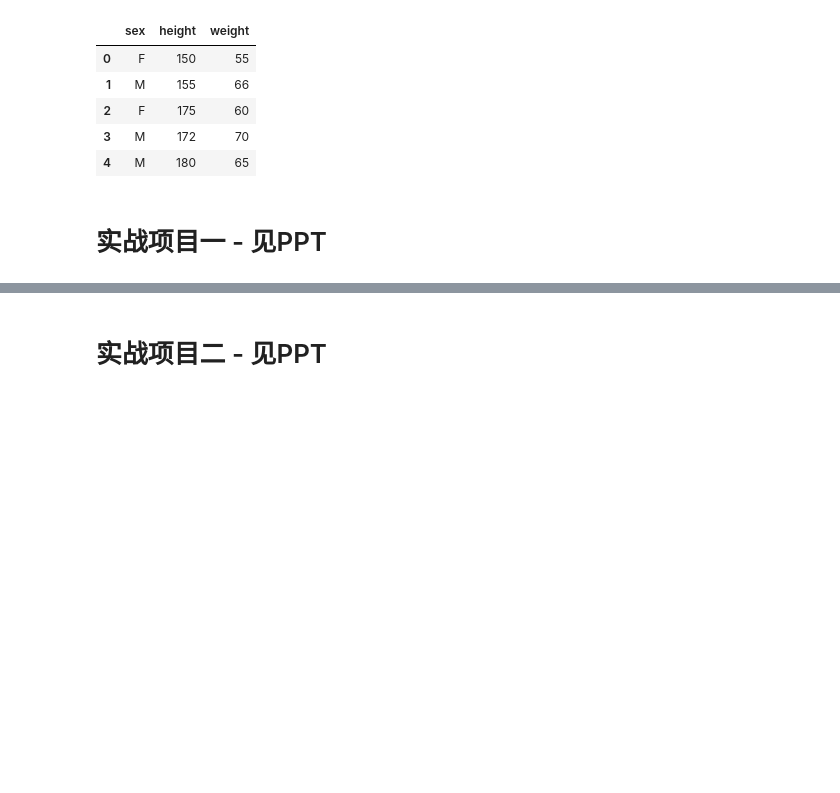
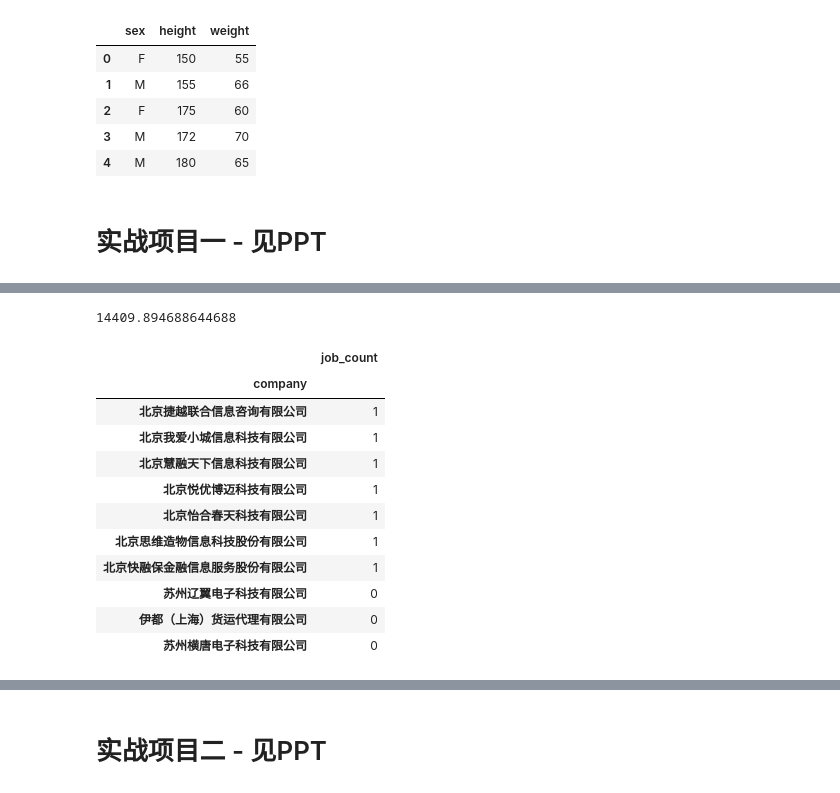
Before and after one commit to shenzhongqiang/21DayPython, a Jupyter notebook: chapter11.ipynb, the cells around one changed output, grey strips where cells are left out. Cells and saved outputs as stored; diff of their text form; code cells hidden in the pictures; blank space fills up the shorter version.

```diff
--- a/chapter11.ipynb
+++ b/chapter11.ipynb
@@ -1006,0 +1062,22 @@ df2
+# %%
+# 所有职位的平均工资
+df["salary2"].mean()
+# %% [output]
+14409.894688644688
+# %%
+# 哪些公司发布的职位最多
+df_numbers = df.groupby("company")["title"].agg(job_count="count")
+df_numbers.sort_values("job_count", ascending=False).tail(10)
+# %% [output]
+|  | job_count |
+| company |  |
+| 北京捷越联合信息咨询有限公司 | 1 |
+| 北京我爱小城信息科技有限公司 | 1 |
+| 北京慧融天下信息科技有限公司 | 1 |
+| 北京悦优博迈科技有限公司 | 1 |
+| 北京怡合春天科技有限公司 | 1 |
+| 北京思维造物信息科技股份有限公司 | 1 |
+| 北京快融保金融信息服务股份有限公司 | 1 |
+| 苏州辽翼电子科技有限公司 | 0 |
+| 伊都（上海）货运代理有限公司 | 0 |
+| 苏州横唐电子科技有限公司 | 0 |
```
Also changed, not shown: parts of 27 cells of this notebook, 1 other file.
